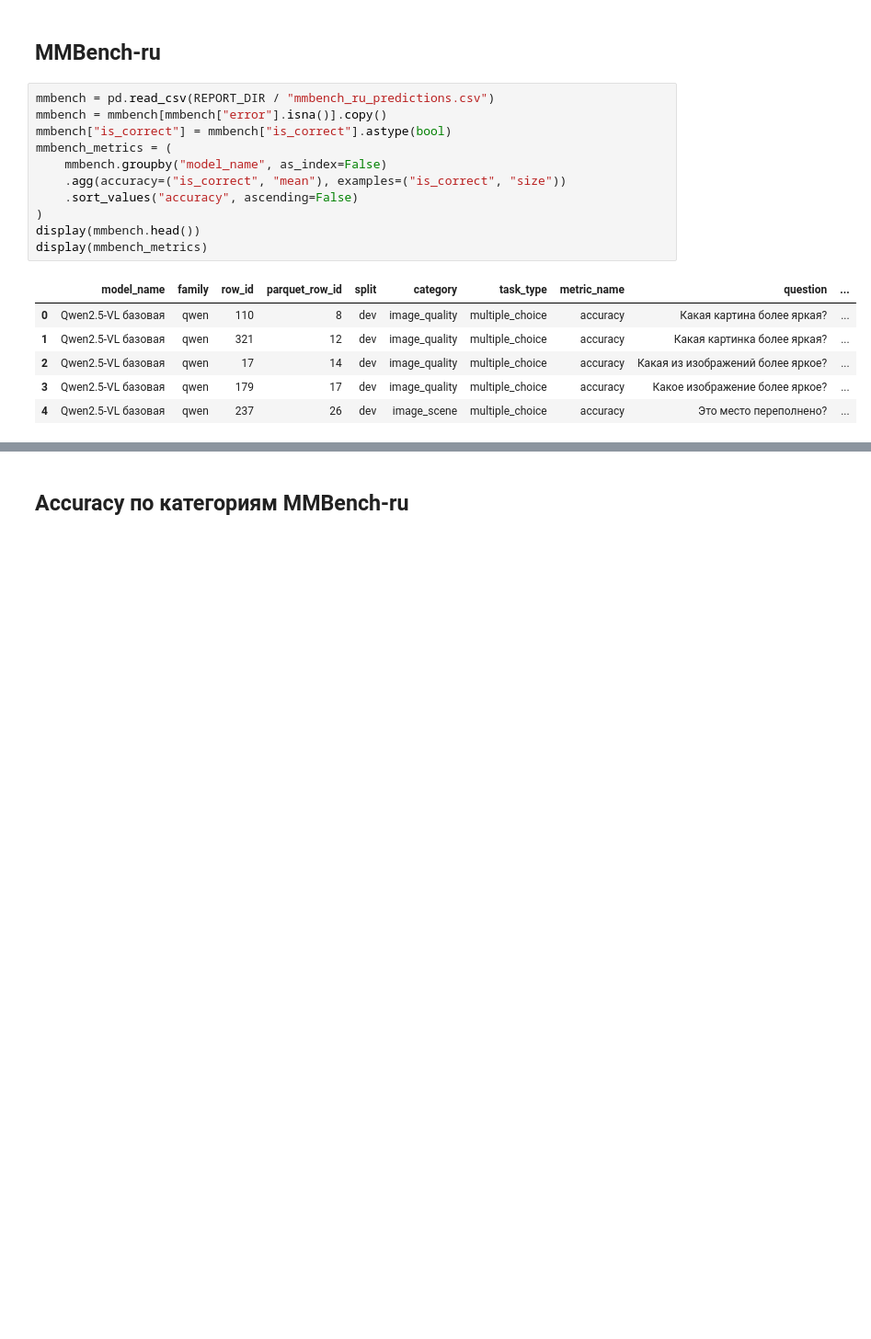
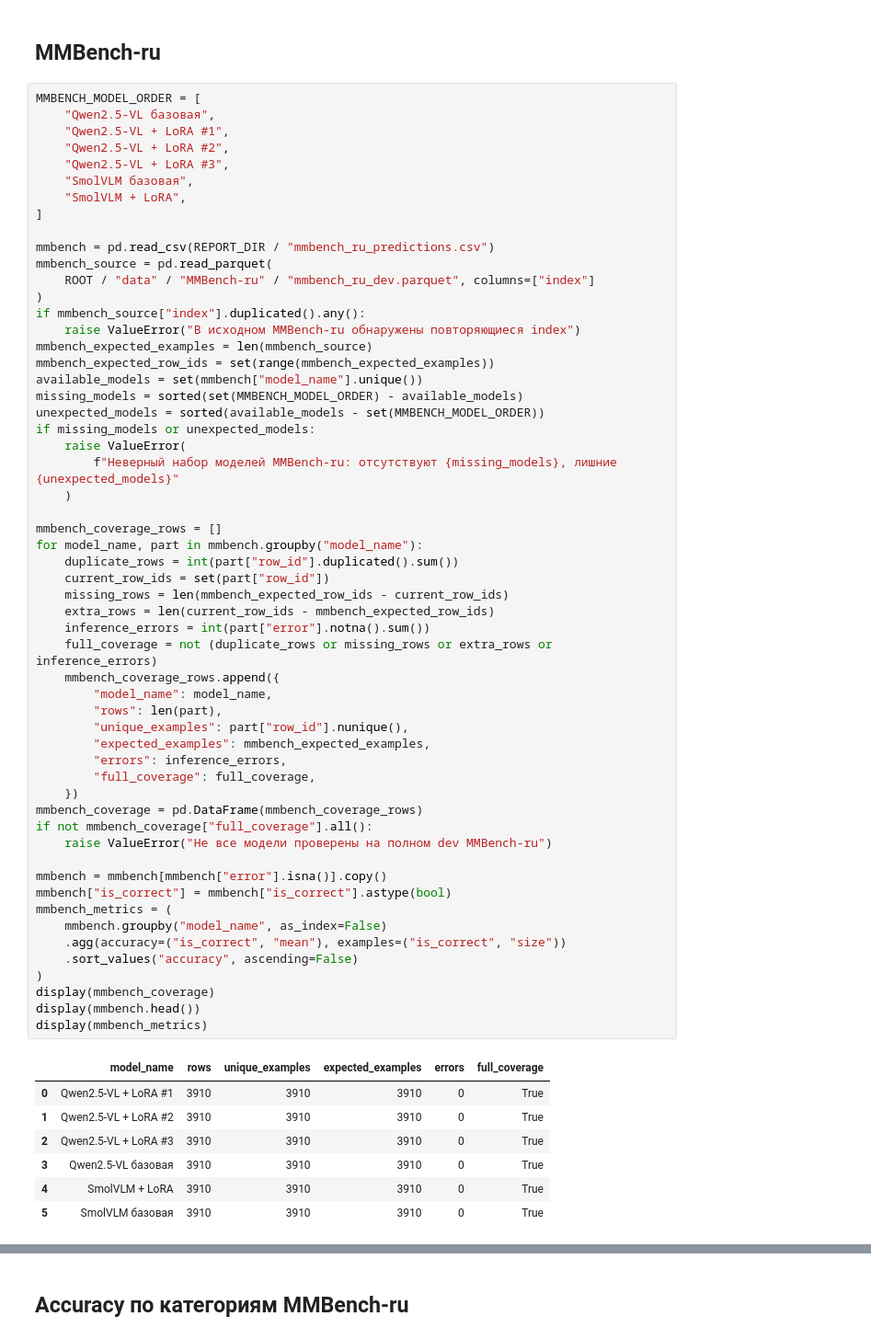
Before and after one commit to Dezurn/vk-vision-language-vqa, a Jupyter notebook: notebooks/metrics_compare.ipynb, the cells around one changed output, grey strips where cells are left out. Shown at 92% size. Cells and saved outputs as stored; diff of their text form; blank space fills up the shorter version.

```diff
--- a/notebooks/evaluate_all_models.ipynb
+++ b/notebooks/metrics_compare.ipynb
@@ -234,20 +291,66 @@ style_plot(fig, "GQA-ru: качество по категориям", "Exact Mat
 # %% [markdown]
 ## MMBench-ru
 # %%
+MMBENCH_MODEL_ORDER = [
+    "Qwen2.5-VL базовая",
+    "Qwen2.5-VL + LoRA #1",
+    "Qwen2.5-VL + LoRA #2",
+    "Qwen2.5-VL + LoRA #3",
+    "SmolVLM базовая",
+    "SmolVLM + LoRA",
+]
+
 mmbench = pd.read_csv(REPORT_DIR / "mmbench_ru_predictions.csv")
+mmbench_source = pd.read_parquet(
+    ROOT / "data" / "MMBench-ru" / "mmbench_ru_dev.parquet", columns=["index"]
+)
+if mmbench_source["index"].duplicated().any():
+    raise ValueError("В исходном MMBench-ru обнаружены повторяющиеся index")
+mmbench_expected_examples = len(mmbench_source)
+mmbench_expected_row_ids = set(range(mmbench_expected_examples))
+available_models = set(mmbench["model_name"].unique())
+missing_models = sorted(set(MMBENCH_MODEL_ORDER) - available_models)
+unexpected_models = sorted(available_models - set(MMBENCH_MODEL_ORDER))
+if missing_models or unexpected_models:
+    raise ValueError(
+        f"Неверный набор моделей MMBench-ru: отсутствуют {missing_models}, лишние {unexpected_models}"
+    )
+
+mmbench_coverage_rows = []
+for model_name, part in mmbench.groupby("model_name"):
+    duplicate_rows = int(part["row_id"].duplicated().sum())
+    current_row_ids = set(part["row_id"])
+    missing_rows = len(mmbench_expected_row_ids - current_row_ids)
+    extra_rows = len(current_row_ids - mmbench_expected_row_ids)
+    inference_errors = int(part["error"].notna().sum())
+    full_coverage = not (duplicate_rows or missing_rows or extra_rows or inference_errors)
+    mmbench_coverage_rows.append({
+        "model_name": model_name,
+        "rows": len(part),
+        "unique_examples": part["row_id"].nunique(),
+        "expected_examples": mmbench_expected_examples,
+        "errors": inference_errors,
+        "full_coverage": full_coverage,
+    })
+mmbench_coverage = pd.DataFrame(mmbench_coverage_rows)
+if not mmbench_coverage["full_coverage"].all():
+    raise ValueError("Не все модели проверены на полном dev MMBench-ru")
+
 mmbench = mmbench[mmbench["error"].isna()].copy()
 mmbench["is_correct"] = mmbench["is_correct"].astype(bool)
 mmbench_metrics = (
     mmbench.groupby("model_name", as_index=False)
     .agg(accuracy=("is_correct", "mean"), examples=("is_correct", "size"))
     .sort_values("accuracy", ascending=False)
 )
+display(mmbench_coverage)
 display(mmbench.head())
 display(mmbench_metrics)
 # %% [output]
-|  | model_name | family | row_id | parquet_row_id | split | category | task_type | metric_name | question | ... |
-| 0 | Qwen2.5-VL базовая | qwen | 110 | 8 | dev | image_quality | multiple_choice | accuracy | Какая картина более яркая? | ... |
-| 1 | Qwen2.5-VL базовая | qwen | 321 | 12 | dev | image_quality | multiple_choice | accuracy | Какая картинка более яркая? | ... |
-| 2 | Qwen2.5-VL базовая | qwen | 17 | 14 | dev | image_quality | multiple_choice | accuracy | Какая из изображений более яркое? | ... |
-| 3 | Qwen2.5-VL базовая | qwen | 179 | 17 | dev | image_quality | multiple_choice | accuracy | Какое изображение более яркое? | ... |
-| 4 | Qwen2.5-VL базовая | qwen | 237 | 26 | dev | image_scene | multiple_choice | accuracy | Это место переполнено? | ... |
+|  | model_name | rows | unique_examples | expected_examples | errors | full_coverage |
+| 0 | Qwen2.5-VL + LoRA #1 | 3910 | 3910 | 3910 | 0 | True |
+| 1 | Qwen2.5-VL + LoRA #2 | 3910 | 3910 | 3910 | 0 | True |
+| 2 | Qwen2.5-VL + LoRA #3 | 3910 | 3910 | 3910 | 0 | True |
+| 3 | Qwen2.5-VL базовая | 3910 | 3910 | 3910 | 0 | True |
+| 4 | SmolVLM + LoRA | 3910 | 3910 | 3910 | 0 | True |
+| 5 | SmolVLM базовая | 3910 | 3910 | 3910 | 0 | True |
```
Also changed, not shown: parts of 20 cells of this notebook, 1 other file.
